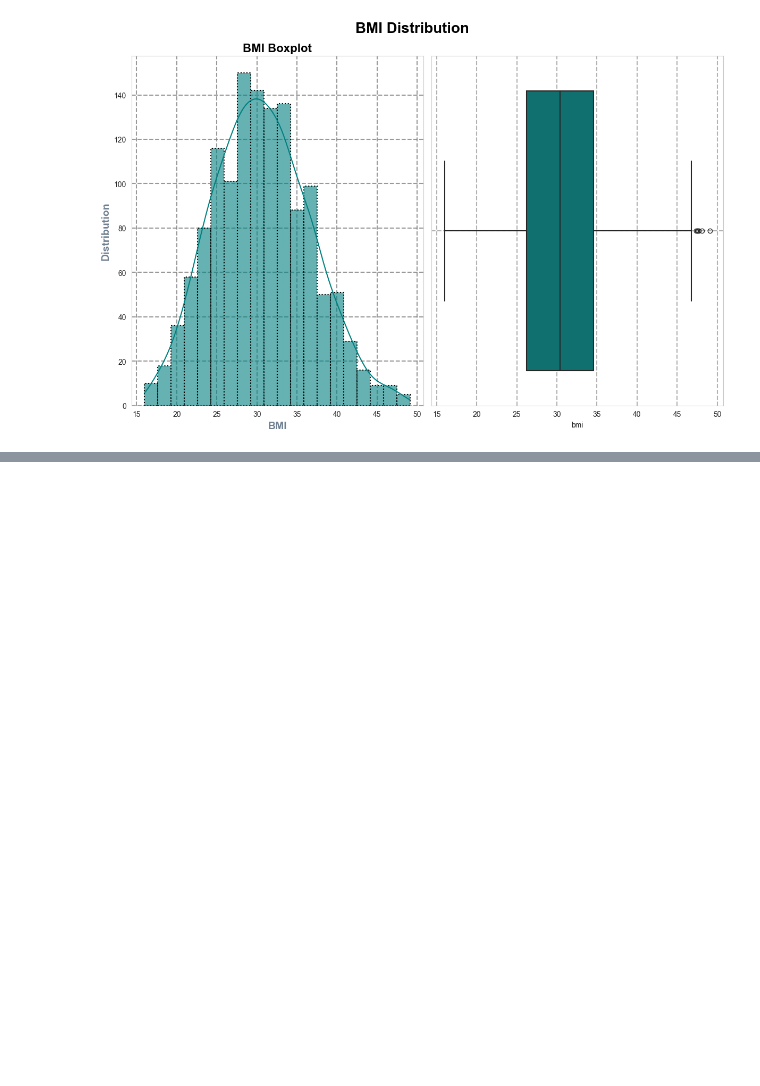
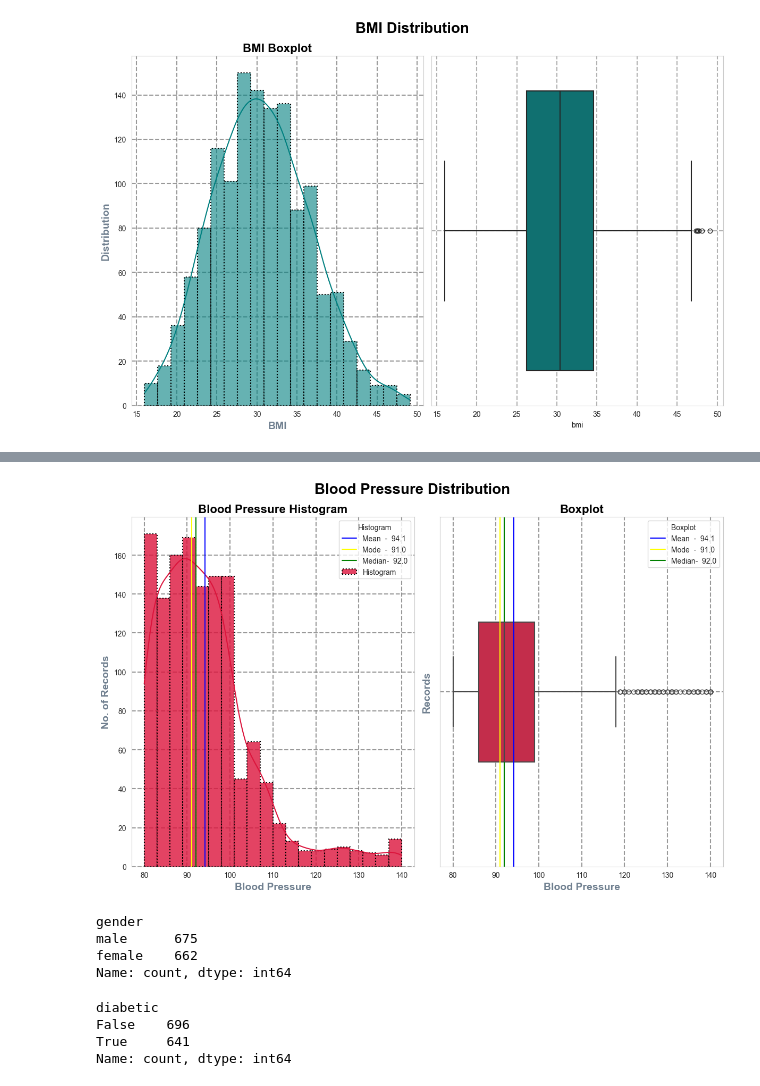
Before and after one commit to SaurabhSSB/medical-expense-analysis, a Jupyter notebook: 2_eda.ipynb, the cells around one changed output, grey strips where cells are left out. Cells and saved outputs as stored; diff of their text form; code cells hidden in the pictures; blank space fills up the shorter version.

```diff
--- a/2_eda.ipynb
+++ b/2_eda.ipynb
@@ -403,0 +414,43 @@ plt.show()
+# %%
+fig, axes= plt.subplots(nrows= 1, ncols= 2, figsize= (12, 8))
+sns.set_style('whitegrid')
+
+sns.histplot(df.bloodpressure, ax= axes[0], linewidth= 1.5, linestyle= ":", color= 'crimson', edgecolor= 'black', bins= 20, alpha= 0.8, kde= True, label= 'Histogram')
+axes[0].axvline(x= df.bloodpressure.mean(), linewidth= 1.5, linestyle= '-', color= 'blue', label= f"{'Mean': <6}- {df.bloodpressure.mean(): .1f}")
+axes[0].axvline(x= df.bloodpressure.mode().iloc[0], linewidth= 1.5, linestyle= '-', color= 'yellow', label= f"{'Mode': <6}- {df.bloodpressure.mode().iloc[0]: .1f}")
+axes[0].axvline(x= df.bloodpressure.median(), linewidth= 1.5, linestyle= '-', color= 'green', label= f"{'Median': <6}- {df.bloodpressure.median(): .1f}")
+axes[0].set_title("Blood Pressure Histogram", fontsize= 16, fontweight= 'bold', color= 'black')
+axes[0].set_xlabel('Blood Pressure', fontsize= 14, fontweight= 'bold', color= 'slategray')
+axes[0].set_ylabel('No. of Records', fontsize= 14, fontweight= 'bold', color= 'slategray')
+axes[0].grid(True, linewidth= 1.5, linestyle= '--', color= 'grey', alpha= 0.8)
+axes[0].legend(title= "Histogram")
+
+sns.boxplot(x= df.bloodpressure, linewidth= 1.5, width= 0.4, color= "crimson", ax= axes[1])
+axes[1].axvline(x= df.bloodpressure.mean(), linewidth= 1.5, linestyle= '-', color= 'blue', label= f"{'Mean': <6}- {df.bloodpressure.mean(): .1f}")
+axes[1].axvline(x= df.bloodpressure.mode().iloc[0], linewidth= 1.5, linestyle= '-', color= 'yellow', label= f"{'Mode': <6}- {df.bloodpressure.mode().iloc[0]: .1f}")
+axes[1].axvline(x= df.bloodpressure.median(), linewidth= 1.5, linestyle= '-', color= 'green', label= f"{'Median': <6}- {df.bloodpressure.median(): .1f}")
+axes[1].set_title("Boxplot", fontsize= 16, fontweight= 'bold', color= 'black')
+axes[1].set_xlabel('Blood Pressure', fontsize= 14, fontweight= 'bold', color= 'slategray')
+axes[1].set_ylabel('Records', fontsize= 14, fontweight= 'bold', color= 'slategray')
+axes[1].grid(True, linewidth= 1.5, linestyle= '--', color= 'grey', alpha= 0.8)
+axes[1].legend(title= "Boxplot")
+
+plt.suptitle('Blood Pressure Distribution', fontsize= 20, fontweight= 'bold', color= 'black')
+plt.tight_layout()
+plt.show()
+# %% [output]
+[figure, added]
+# %%
+df.gender.value_counts()
+# %% [output]
+gender
+male      675
+female    662
+Name: count, dtype: int64
+# %%
+df.diabetic.value_counts()
+# %% [output]
+diabetic
+False    696
+True     641
+Name: count, dtype: int64
```
Also changed, not shown: parts of 7 cells of this notebook.
